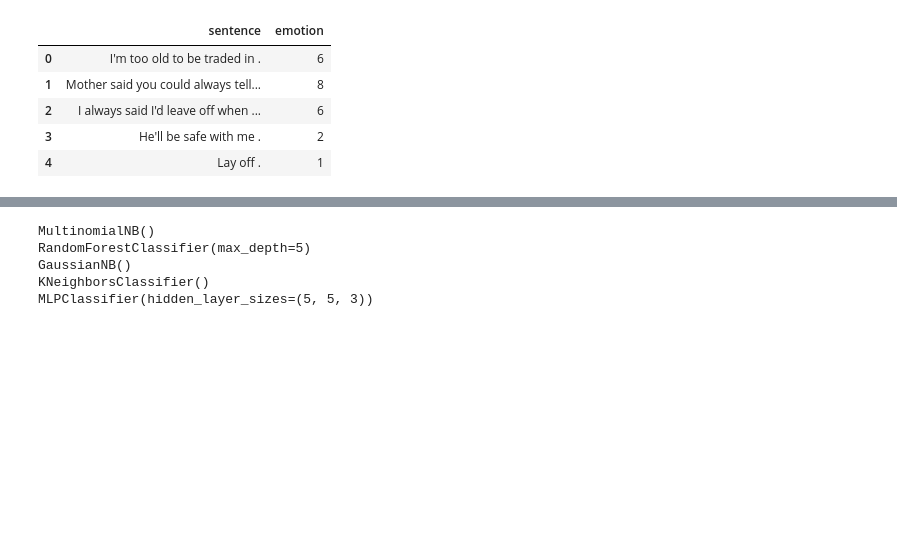
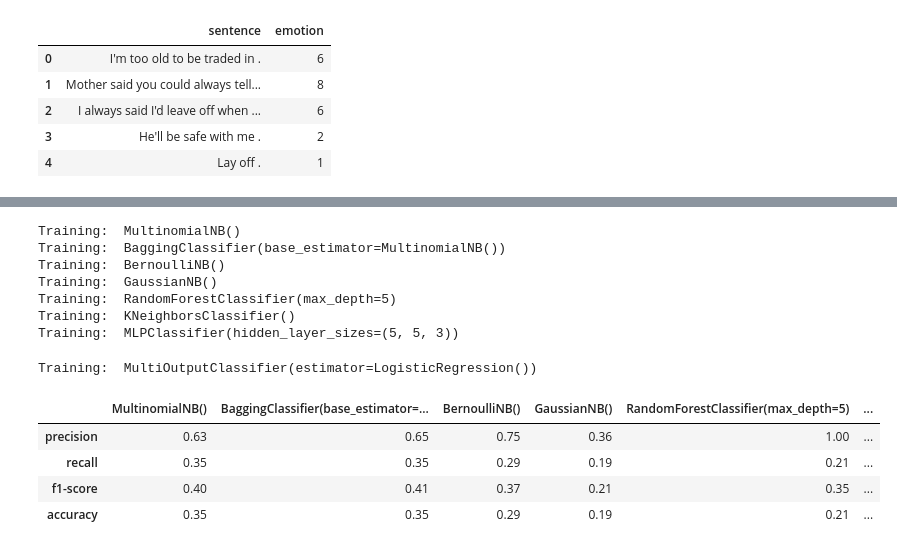
Before and after one commit to Lucas-Correa/EmotionClassifier, a Jupyter notebook: EmotionClassifier.ipynb, the cells around one changed output, grey strips where cells are left out. Cells and saved outputs as stored; diff of their text form; code cells hidden in the pictures; blank space fills up the shorter version.

```diff
--- a/EmotionClassifier.ipynb
+++ b/EmotionClassifier.ipynb
@@ -61,15 +206,20 @@ preprocessing(sentence.sentence[0])
 # %%
 #function that show results for several classifiers
 def Classifier_tester(X,y):
+    '''
+        This function train several different models for the same training set and compare results
 
-    clf_lis =[
+    '''
+    clf_list =[
               MultinomialNB(),
+              BaggingClassifier (MultinomialNB()),
+              BernoulliNB(),
+              GaussianNB(),
               RandomForestClassifier(max_depth=5),
-              #MultiOutputClassifier(LogisticRegression()),
-              GaussianNB(),
               #SVC(kernel='linear'),
               KNeighborsClassifier(n_neighbors=5),
-              MLPClassifier(hidden_layer_sizes=(5,5,3))
+              MLPClassifier(hidden_layer_sizes=(5,5,3)),
+              MultiOutputClassifier(LogisticRegression())
              ]
 
     #save the list of category names in the order they appear in class. report.
@@ -79,8 +229,15 @@ def Classifier_tester(X,y):
     category_names = list(np.select(condlist, choicelist))
 
     results = dict()
-    for clf in clf_lis:
-        print(str(clf))
+    for clf in clf_list:
+
+        print('Training: ',str(clf))
+
+        #if the cls is the MultiOutputClassifier, it needs a different input for the fit method
+        if str(clf )== str(MultiOutputClassifier(estimator=LogisticRegression())):
+            lb = preprocessing.LabelBinarizer()
+            y = lb.fit_transform(y)
+
         #train the clf
         clf.fit(X,y)
 
@@ -90,6 +247,10 @@ def Classifier_tester(X,y):
         #predict for new sentences of the dev set
         y_pred = clf.predict(tf_idf_vector_dev.toarray())
         Y_test = dev_set.emotion.values
+
+        #again, if MultiOutputClassifier, needs to inverse_transform to the original format
+        if str(clf )== str(MultiOutputClassifier(estimator=LogisticRegression())):
+            y_pred = lb.inverse_transform(y_pred)
 
         #saves result in dict
         cls_rep = classification_report(y_pred, Y_test, target_names=category_names,zero_division=1,output_dict=True)
@@ -107,18 +268,26 @@ def Classifier_tester(X,y):
 # %%
 #transforme a corpus into a Tfidf matrix (n,m) where n is the number of texts and m the words
 TfidfVec = TfidfVectorizer(
             max_df=0.9,
-            max_features=6000,
+            max_features=10000,
             ngram_range=(1,3),
-            tokenizer=preprocessing
+            tokenizer=preprocessing_tok
             )
 
 Tfidf_matrix = TfidfVec.fit_transform(sentence.sentence.values)
 
-s = Classifier_tester(Tfidf_matrix.toarray(),sentence.emotion.values)
+Classifier_tester(Tfidf_matrix.toarray(),sentence.emotion.values)
 # %% [output]
-MultinomialNB()
-RandomForestClassifier(max_depth=5)
-GaussianNB()
-KNeighborsClassifier()
-MLPClassifier(hidden_layer_sizes=(5, 5, 3))
+Training:  MultinomialNB()
+Training:  BaggingClassifier(base_estimator=MultinomialNB())
+Training:  BernoulliNB()
+Training:  GaussianNB()
+Training:  RandomForestClassifier(max_depth=5)
+Training:  KNeighborsClassifier()
+Training:  MLPClassifier(hidden_layer_sizes=(5, 5, 3))
+Training:  MultiOutputClassifier(estimator=LogisticRegression())
+|  | MultinomialNB() | BaggingClassifier(base_estimator=... | BernoulliNB() | GaussianNB() | RandomForestClassifier(max_depth=5) | ... |
+| precision | 0.63 | 0.65 | 0.75 | 0.36 | 1.00 | ... |
+| recall | 0.35 | 0.35 | 0.29 | 0.19 | 0.21 | ... |
+| f1-score | 0.40 | 0.41 | 0.37 | 0.21 | 0.35 | ... |
+| accuracy | 0.35 | 0.35 | 0.29 | 0.19 | 0.21 | ... |
```
Also changed, not shown: parts of 13 cells of this notebook.
